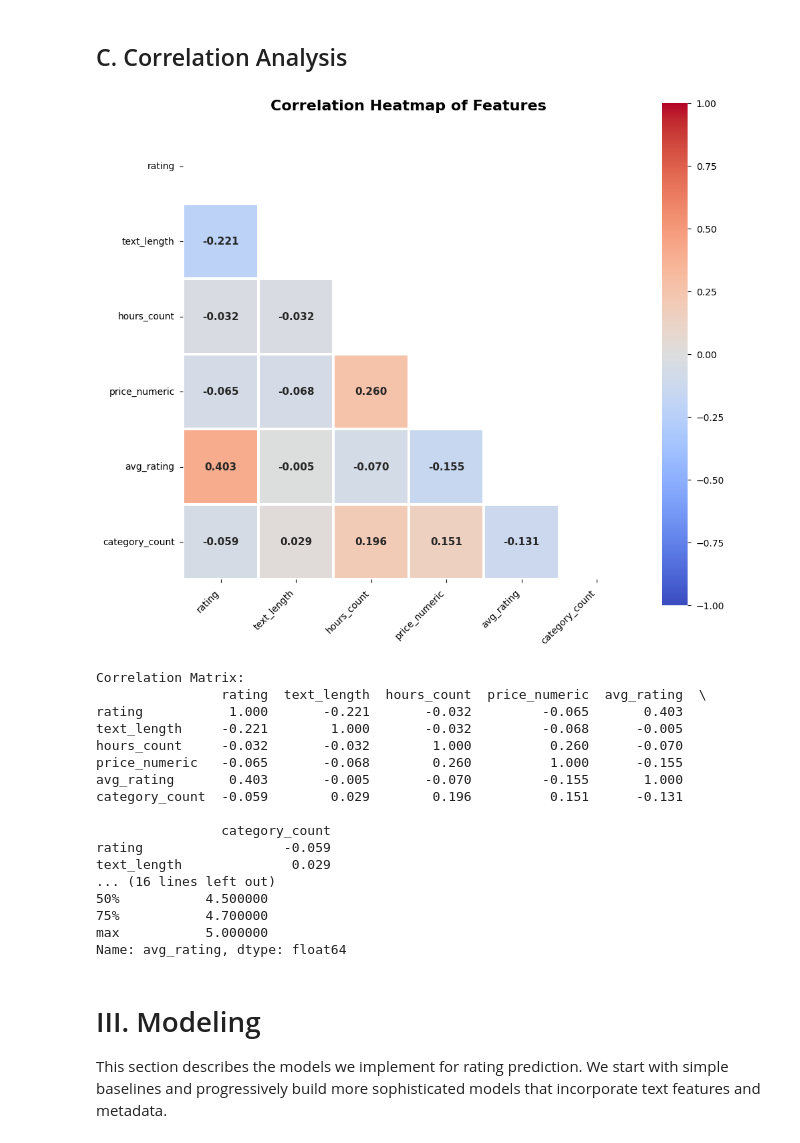
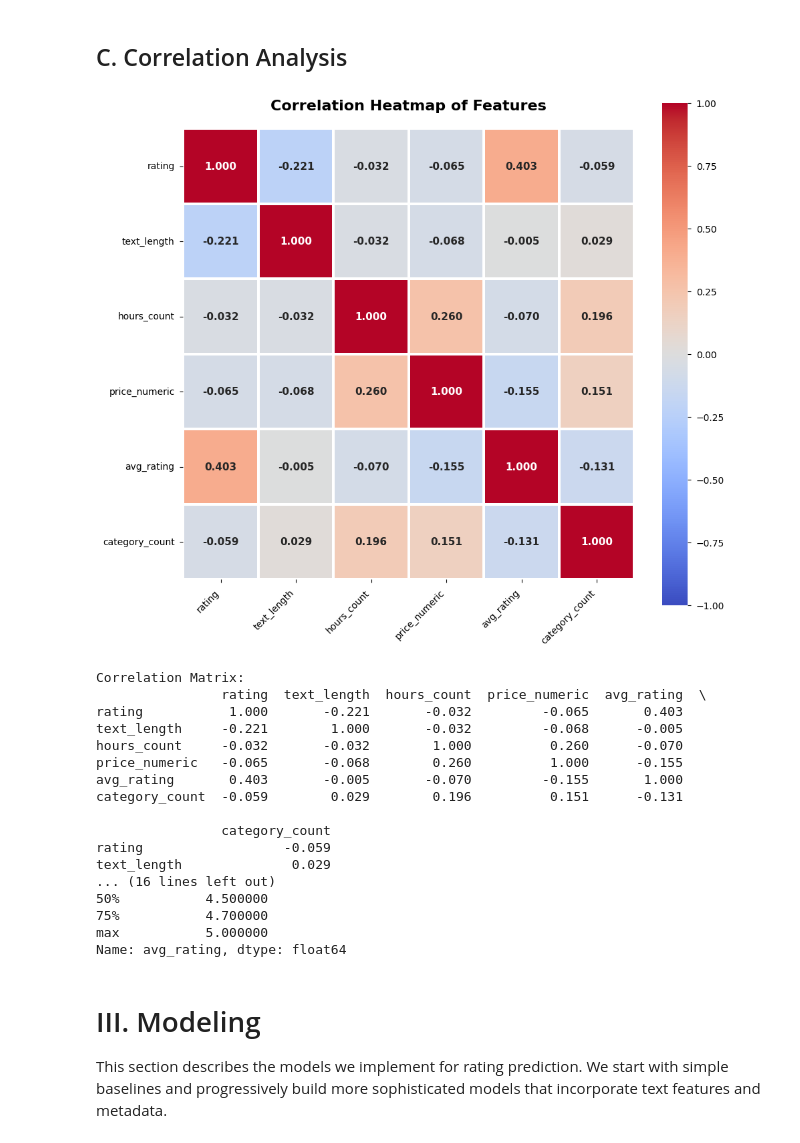
Before and after one commit to JaeHyun-Cha-00/CSE158-Assignment2, a Jupyter notebook: Assignment2.ipynb, the cells around one changed output. Saved outputs shown, nothing was run; the diff lists cells and outputs as text; code cells hidden in the pictures.

```diff
--- a/Assignment2.ipynb
+++ b/Assignment2.ipynb
@@ -292,36 +276,35 @@ df_corr_subset = df_corr[corr_features].dropna()
 corr_matrix = df_corr_subset.corr()
 
 # Create correlation heatmap (square format)
 n_features = len(corr_matrix)
 fig_size = max(10, n_features * 1.2)  # Adjust size based on number of features
 
 plt.figure(figsize=(fig_size, fig_size))
-mask = np.triu(np.ones_like(corr_matrix, dtype=bool))  # Mask upper triangle
 sns.heatmap(corr_matrix, annot=True, fmt='.3f', cmap='coolwarm', center=0,
             square=True, linewidths=1.5, cbar_kws={"shrink": 0.8},
-            mask=mask, vmin=-1, vmax=1,
+            vmin=-1, vmax=1,
             annot_kws={'fontsize': max(10, int(14 - n_features * 0.5)), 'fontweight': 'bold'},
             xticklabels=corr_matrix.columns, yticklabels=corr_matrix.columns)
 plt.title('Correlation Heatmap of Features', fontsize=16, fontweight='bold', pad=20)
 plt.xticks(rotation=45, ha='right')
 plt.yticks(rotation=0)
 plt.tight_layout()
 plt.savefig('correlation_heatmap.png', dpi=300, bbox_inches='tight')
 plt.show()
 
 print("\nCorrelation Matrix:")
 print(corr_matrix.round(3))
 
 # Debug: Check avg_rating correlation with rating
 print("\n" + "="*60)
 print("Debug Information:")
 print("="*60)
 if 'avg_rating' in df_corr_subset.columns:
     print(f"\nAvg Rating vs Rating Correlation: {df_corr_subset['avg_rating'].corr(df_corr_subset['rating']):.4f}")
     print(f"Avg Rating Statistics:")
     print(df_corr_subset['avg_rating'].describe())
 # %% [output]
-[figure, old version]
+[figure, new version]
 Correlation Matrix:
                 rating  text_length  hours_count  price_numeric  avg_rating  \
 rating           1.000       -0.221       -0.032         -0.065       0.403
```
Also changed, not shown: parts of 12 cells of this notebook, 4 other files.
